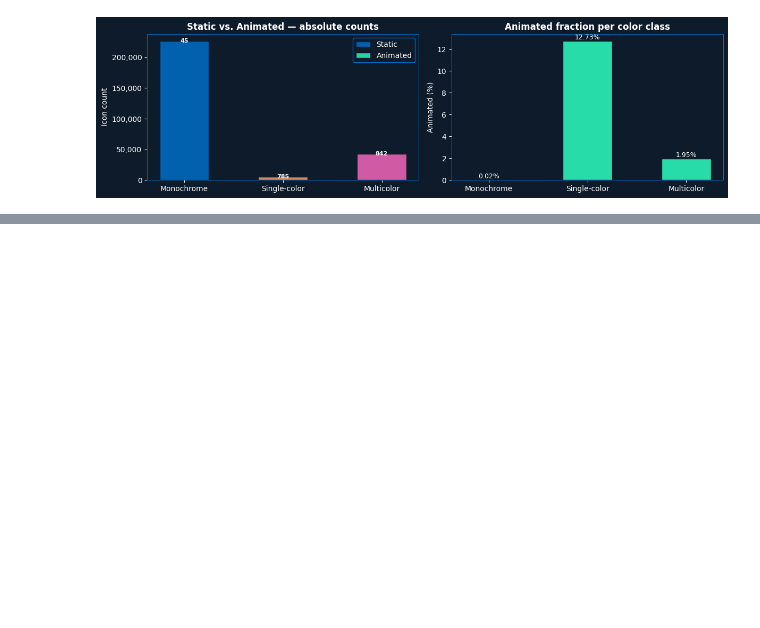
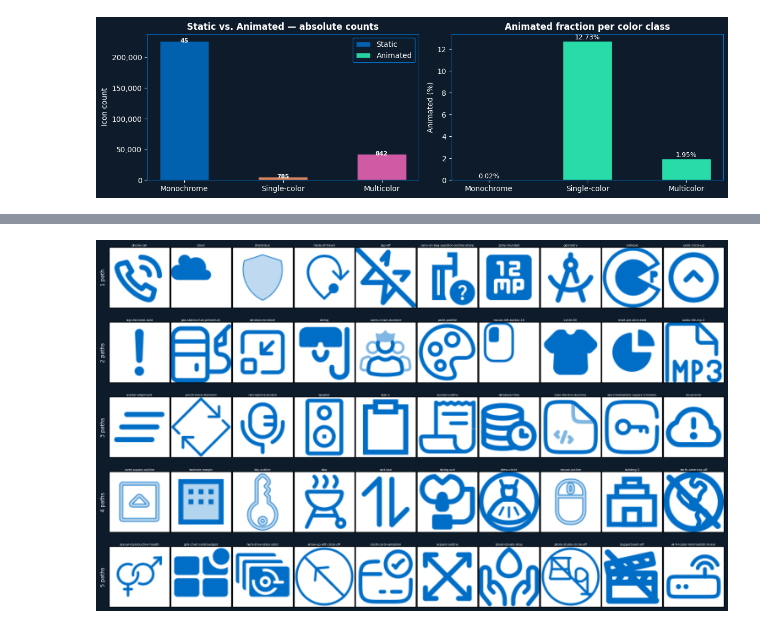
Before and after one commit to yauheniya-adesso/icongenai, a Jupyter notebook: notebooks/01_explore_filtered.ipynb, the cells around one changed output, grey strips where cells are left out. Cells and saved outputs as stored; diff of their text form; code cells hidden in the pictures; blank space fills up the shorter version.

```diff
--- a/notebooks/01_explore_filtered.ipynb
+++ b/notebooks/01_explore_filtered.ipynb
@@ -382,0 +531,68 @@ plt.show()
+# %%
+def _collection(r) -> str:
+    return r["icon_id"].split(":", 1)[0]
+
+# Identify logo/brand/flag/emoji collections by name pattern
+_all_collections = sorted({_collection(r) for r in _candidates})
+_LOGO_KEYWORDS   = ("logo", "brand", "flag", "emoji", "cryptocurrency", "token",
+                     "simple-icons", "cib", "fa-brands", "bxl")
+_LOGO_COLLECTIONS = {
+    c for c in _all_collections
+    if any(kw in c.lower() for kw in _LOGO_KEYWORDS)
+}
+
+print(f"Logo/brand collections excluded ({len(_LOGO_COLLECTIONS)}):")
+for c in sorted(_LOGO_COLLECTIONS):
+    n = sum(1 for r in _candidates if _collection(r) == c)
+    print(f"  {c:<35} {n:>6,}")
+
+n_before = sum(1 for r in _candidates if _collection(r) in _LOGO_COLLECTIONS)
+print(f"\nTotal icons removed: {n_before:,}")
+
+_svg_len_cap = int(np.percentile([len(r["svg"]) for r in _candidates], 99))
+final = [
+    r for r in _candidates
+    if r["path_count"] <= 5
+    and len(r["svg"]) <= _svg_len_cap
+    and _collection(r) not in _LOGO_COLLECTIONS
+]
+print(f"Final sample: {len(final):,} icons  "
+      f"(path count 1–5, SVG ≤ {_svg_len_cap:,} chars [99th pct], logos excluded)")
+
+def _svg_to_img_blue(svg_str: str, size: int = 80) -> np.ndarray:
+    colored = svg_str.replace("currentColor", blue)
+    png = cairosvg.svg2png(
+        bytestring=colored.encode(),
+        output_width=size,
+        output_height=size,
+        background_color="white",
+    )
+    return np.array(Image.open(io.BytesIO(png)).convert("RGB"))
+
+n_rows, n_cols = 5, 10
+fig, axes = plt.subplots(n_rows, n_cols, figsize=(n_cols * 1.5, n_rows * 1.8), facecolor=dark_bg)
+fig.subplots_adjust(hspace=0.55, wspace=0.08)
+
+for row_i in range(n_rows):
+    n_paths = row_i + 1
+    pool = [r for r in final if r["path_count"] == n_paths]
+    sample = random.sample(pool, min(n_cols, len(pool))) if pool else []
+    for col_i in range(n_cols):
+        ax = axes[row_i, col_i]
+        ax.set_facecolor("white")
+        for spine in ax.spines.values():
+            spine.set_edgecolor(black)
+            spine.set_linewidth(1.0)
+        ax.set_xticks([])
+        ax.set_yticks([])
+        if col_i < len(sample):
+            ax.imshow(_svg_to_img_blue(sample[col_i]["svg"]))
+            name = sample[col_i]["icon_id"].split(":", 1)[-1]
+            ax.set_title(name, fontsize=5, color=white, pad=2)
+        if col_i == 0:
+            ax.set_ylabel(f"{n_paths} path{'s' if n_paths > 1 else ''}", color=white, fontsize=9, labelpad=6)
+
+plt.tight_layout()
+plt.savefig("output/final_sample.png", dpi=300, bbox_inches="tight")
+plt.show()
+# %% [output]
@@ -382,0 +616 @@ plt.show()
+[figure, added]
```
Also changed, not shown: parts of 17 cells of this notebook, 13 other files.
